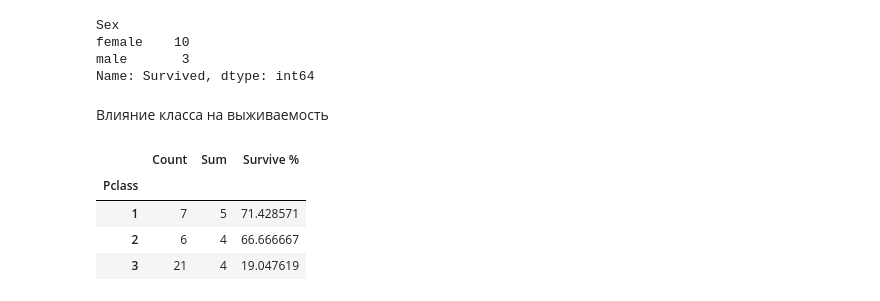
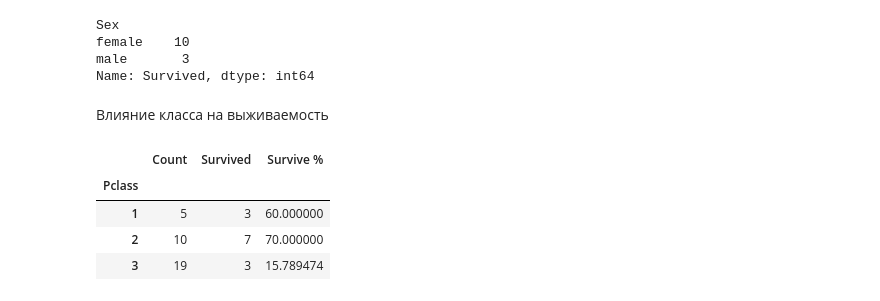
Before and after one commit to Imnarka/-MachineLearning_Lab, a Jupyter notebook: lab1/notebooks/lab1.ipynb, the cells around one changed output. Drawn from its saved outputs; the diff is of its cells as text; code cells hidden in the pictures.

```diff
--- a/lab1/notebooks/lab1.ipynb
+++ b/lab1/notebooks/lab1.ipynb
@@ -3,7 +3,7 @@ import os
 import pandas as pd
 import math
 # %%
-OPTION = 23
+OPTION = 13
 df = pd.read_csv(os.path.join(os.path.abspath('..'), './data/Data_laba_1_ML.csv')).iloc[34 * (OPTION - 1): OPTION * 34]
 df
 # %% [output]
@@ -184,12 +184,12 @@ Name: Survived, dtype: int64
 # %%
 survived_by_class = df.groupby('Pclass').agg(['count', 'sum'])['Survived'] # считаем кол-во всех и сумму уже выживших
 survived_by_class_percent = survived_by_class['sum'] / survived_by_class['count'] * 100
 result = pd.concat([survived_by_class, survived_by_class_percent], axis=1)
-result.columns = ['Count','Sum','Survive %']
+result.columns = ['Count','Survived','Survive %']
 result
 # %% [output]
-|  | Count | Sum | Survive % |
+|  | Count | Survived | Survive % |
 | Pclass |  |  |  |
-| 1 | 7 | 5 | 71.428571 |
-| 2 | 6 | 4 | 66.666667 |
-| 3 | 21 | 4 | 19.047619 |
+| 1 | 5 | 3 | 60.000000 |
+| 2 | 10 | 7 | 70.000000 |
+| 3 | 19 | 3 | 15.789474 |
```
Also changed, not shown: parts of 11 cells of this notebook, 1 other file.
